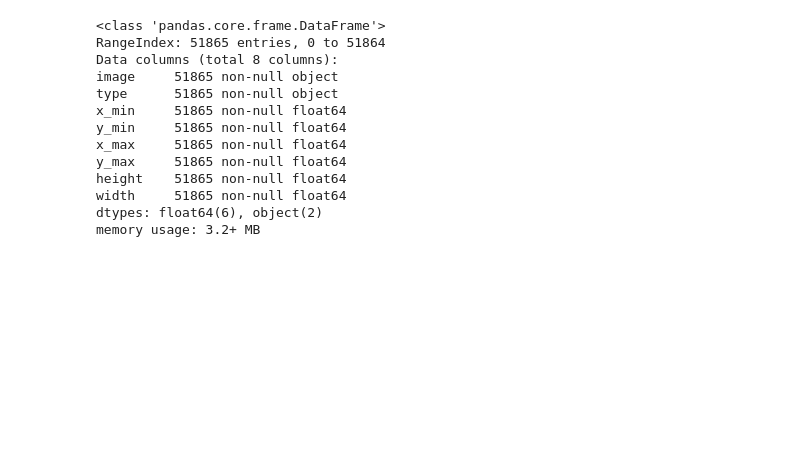
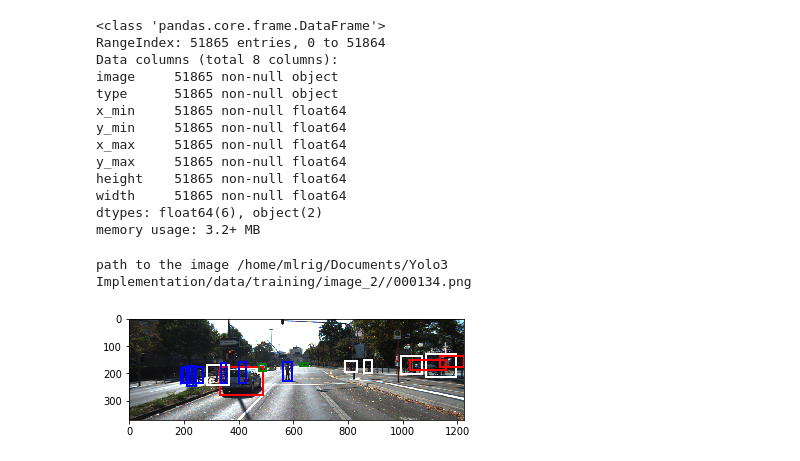
Before and after one commit to Marcelo5444/Yolov3, a Jupyter notebook: Anchor_setup.ipynb, the cells around one changed output. Cells and saved outputs as stored; diff of their text form; code cells hidden in the pictures; blank space fills up the shorter version.

```diff
--- a/Anchor_setup.ipynb
+++ b/Anchor_setup.ipynb
@@ -27,4 +44,11 @@ height    51865 non-null float64
 width     51865 non-null float64
 dtypes: float64(6), object(2)
 memory usage: 3.2+ MB
+# %%
+#display_bounding_boxes(df,path_to_labels="C:\\Users\\M.SANCHEZORTEGA\\Documents\\Python Scripts\\Yolov3-master\\data\\training\\label_2",path_to_images="C:\\Users\\M.SANCHEZORTEGA\\Documents\\Python Scripts\\Yolov3-master\\data\\training\\image_2")
+#display_bounding_boxes(df,path_to_labels="C:\\Users\\M.SANCHEZORTEGA\\Documents\\Python Scripts\\Yolov3-master\\data\\training\\label_2",path_to_images="C:\\Users\\M.SANCHEZORTEGA\\Documents\\Python Scripts\\Yolov3-master\\data\\training\\image_2")
+display_bounding_boxes(df)
+# %% [output]
+path to the image /home/mlrig/Documents/Yolo3 Implementation/data/training/image_2//000134.png
+[figure, added]
 # %%
```
Also changed, not shown: parts of 9 cells of this notebook, 2 other files.
